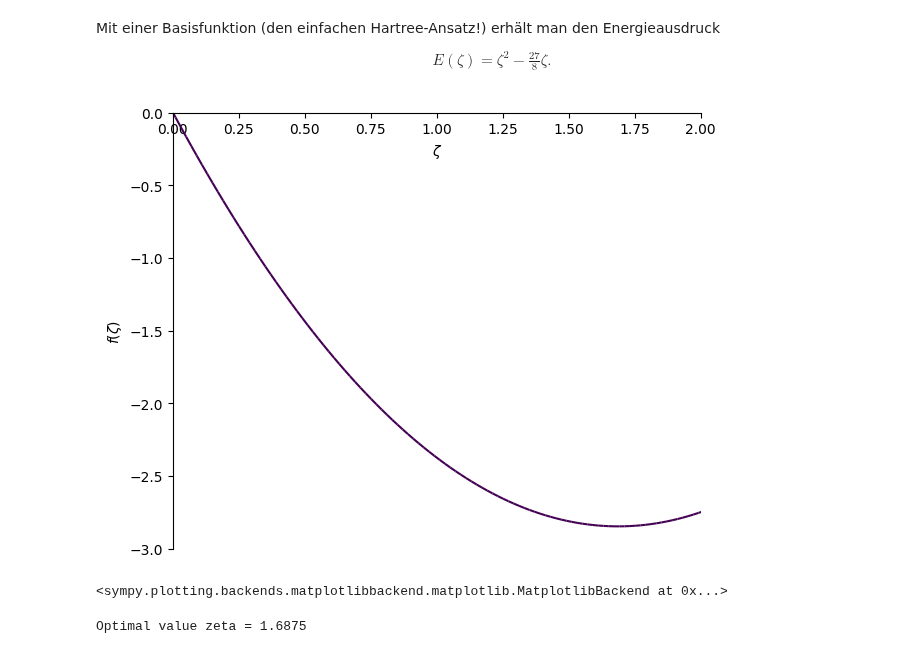
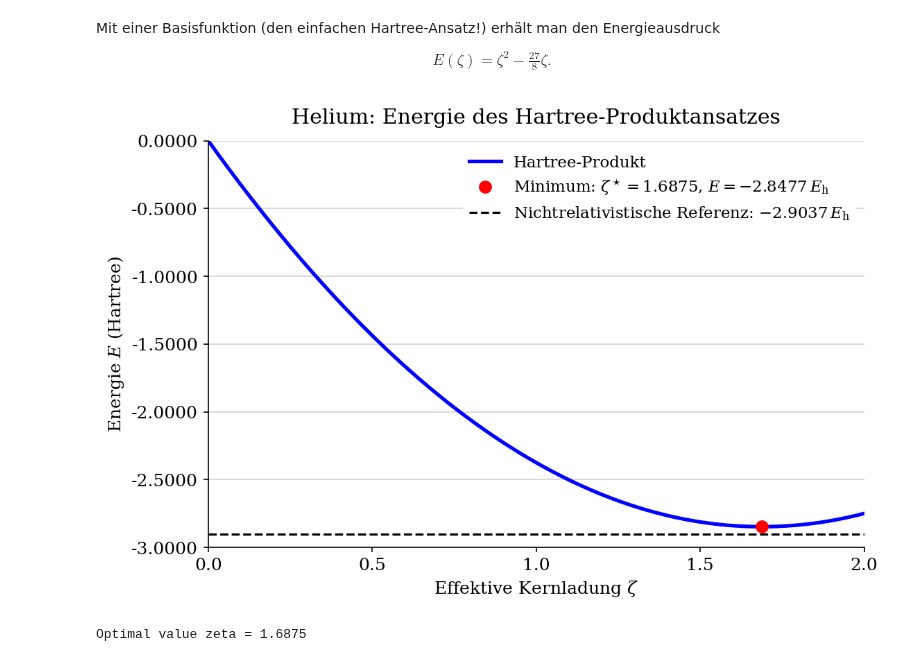
Before and after one commit to rolandmitric/quantum_chemistry_2025, a Jupyter notebook: correlation_hylleraas.ipynb, the cells around one changed output. Cells and saved outputs as stored; diff of their text form; code cells hidden in the pictures.

```diff
--- a/correlation_hylleraas.ipynb
+++ b/correlation_hylleraas.ipynb
@@ -682,10 +845,47 @@ $$
 E(\zeta)=\zeta^{2}-\tfrac{27}{8}\zeta.
 $$
 # %%
-sp.plot(energy, xlim = (0,2),ylim = (-3,0), line_color=3.0)
+import matplotlib.pyplot as plt
+from matplotlib.ticker import FormatStrFormatter, MultipleLocator
+
+plot_style = {"font.family": "DejaVu Serif", "font.size": 12,
+              "mathtext.fontset": "dejavuserif", "figure.dpi": 150}
+
+with plt.rc_context(plot_style):
+    energy_plot = sp.plot(
+        energy, (zeta, 0, 2), show=False, backend="matplotlib",
+        line_color="blue", adaptive=False, n=500,
+        xlim=(0, 2), ylim=(-3, 0), axis_center=(0, -3),
+        size=(7.5, 4.8),
+    )
+    energy_plot.process_series()
+    fig, ax = energy_plot.fig, energy_plot.ax
+    fig.set_layout_engine("constrained")
+    ax.lines[0].set(linewidth=2.5, label="Hartree-Produkt")
+
+    # Minimum aus dem symbolischen Energieausdruck bestimmen.
+    zeta_min_plot = float(sp.solve(sp.diff(energy, zeta), zeta)[0])
+    energy_min_plot = float(energy.subs(zeta, zeta_min_plot))
+    ax.plot(zeta_min_plot, energy_min_plot, "o", color="red", ms=8,
+            zorder=5,
+            label=fr"Minimum: $\zeta^\star={zeta_min_plot:.4f}$, "
+                  fr"$E={energy_min_plot:.4f}\,E_\mathrm{{h}}$")
+    ax.axhline(-2.9037, color="black", ls="--", lw=1.5,
+               label=r"Nichtrelativistische Referenz: $-2.9037\,E_\mathrm{h}$")
+
+    ax.set_xlabel(r"Effektive Kernladung $\zeta$", loc="center")
+    ax.set_ylabel(r"Energie $E$ (Hartree)", loc="center")
+    ax.set_title("Helium: Energie des Hartree-Produktansatzes", pad=12)
+    ax.xaxis.set_major_locator(MultipleLocator(0.5))
+    ax.yaxis.set_major_formatter(FormatStrFormatter("%.4f"))
+    ax.spines[["top", "right"]].set_visible(False)
+    ax.grid(axis="y", color="lightgray", lw=0.8)
+    ax.set_axisbelow(True)
+    ax.legend(loc="upper right", frameon=True, facecolor="white",
+              edgecolor="none", framealpha=1, fontsize=11)
+    plt.show()
 # %% [output]
-[figure, old version]
+[figure, new version]
-<sympy.plotting.backends.matplotlibbackend.matplotlib.MatplotlibBackend at 0x...>
 # %%
 dE = sp.diff(energy,zeta)
 zeta_opt = sp.solve(dE,zeta)[0]
```
Also changed, not shown: parts of 18 cells of this notebook, 1 other file.
